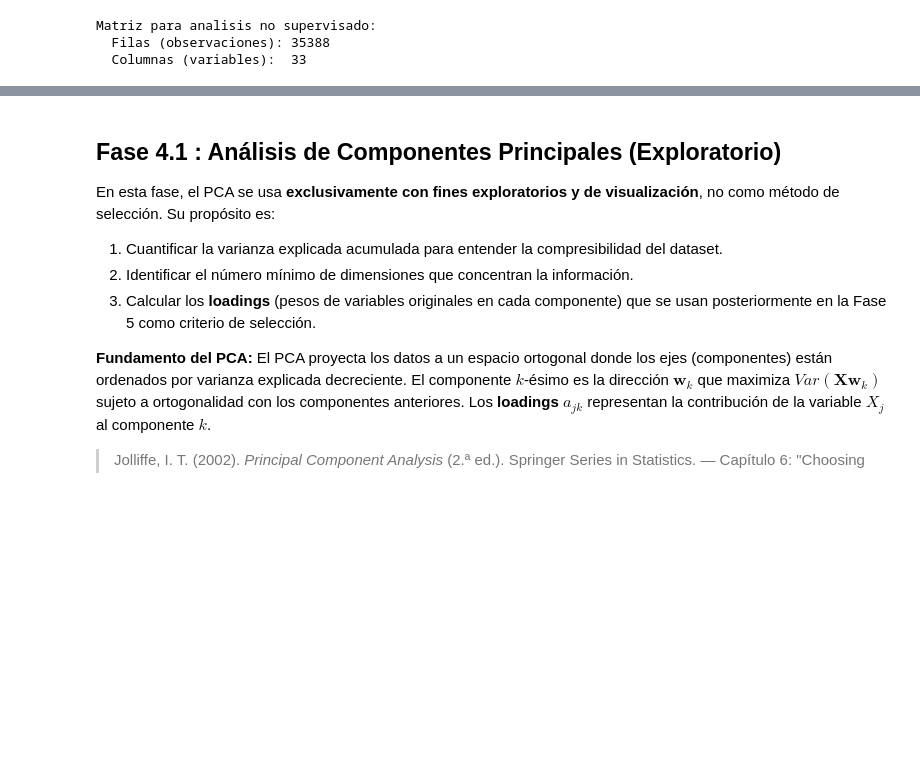
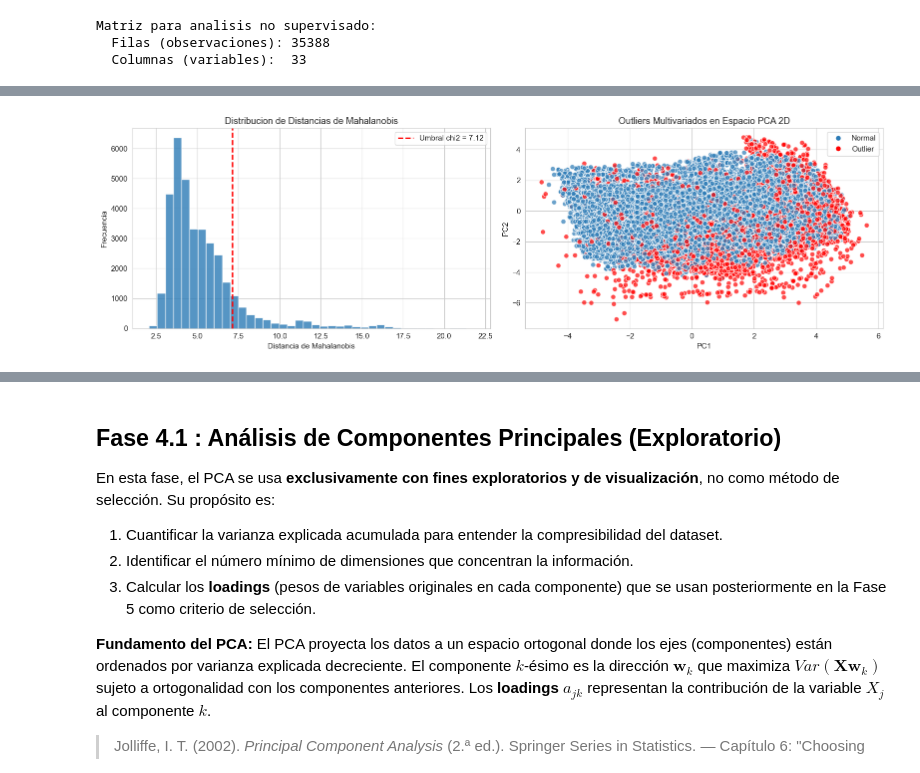
Before and after one commit to drambaut/Banco-de-ejecutores-del-SGR, a Jupyter notebook: notebooks/feature_selection/03_resultado_final.ipynb, the cells around one changed output, grey strips where cells are left out. Cells and saved outputs as stored; diff of their text form; code cells hidden in the pictures; blank space fills up the shorter version.

```diff
--- a/notebooks/feature_selection/03_resultado_final.ipynb
+++ b/notebooks/feature_selection/03_resultado_final.ipynb
@@ -940,0 +1171,81 @@ Matriz para analisis no supervisado:
+# %%
+# =====================================================================
+# FASE 4.0.1 : DETECCION DE OUTLIERS MULTIVARIADOS — MAHALANOBIS
+# =====================================================================
+from scipy.spatial.distance import mahalanobis
+from scipy.stats import chi2
+
+X_mah = X_scaled.values  # datos ya estandarizados
+n_obs, n_vars = X_mah.shape
+
+# Matriz de covarianza y su inversa (con regularizacion por estabilidad)
+cov_matrix = np.cov(X_mah, rowvar=False)
+# Regularizar si la matriz es singular o casi-singular
+try:
+    cov_inv = np.linalg.inv(cov_matrix)
+except np.linalg.LinAlgError:
+    print("⚠️  Matriz de covarianza singular. Aplicando regularizacion (shrinkage).")
+    from sklearn.covariance import LedoitWolf
+    lw = LedoitWolf().fit(X_mah)
+    cov_inv = np.linalg.inv(lw.covariance_)
+
+media = X_mah.mean(axis=0)
+
+# Calcular distancia de Mahalanobis para cada observacion
+distancias_mah = np.array([
+    mahalanobis(X_mah[i], media, cov_inv) for i in range(n_obs)
+])
+
+# Umbral: percentil 97.5 de la distribucion chi-cuadrado con p grados de libertad
+umbral_chi2 = chi2.ppf(0.975, df=n_vars)
+
+# Identificar outliers
+es_outlier = distancias_mah > np.sqrt(umbral_chi2)
+n_outliers = es_outlier.sum()
+idx_outliers = np.where(es_outlier)[0]
+
+print("=" * 70)
+print("DETECCION DE OUTLIERS MULTIVARIADOS — DISTANCIA DE MAHALANOBIS")
+print("=" * 70)
+print(f"Observaciones totales:      {n_obs}")
+print(f"Variables en el espacio:    {n_vars}")
+print(f"Umbral chi2(0.975, {n_vars}):   {np.sqrt(umbral_chi2):.4f}")
+print(f"Outliers detectados:        {n_outliers} ({n_outliers/n_obs*100:.1f}%)")
+
+if n_outliers > 0:
+    print(f"\nIndices de outliers: {idx_outliers[:20].tolist()}{'...' if n_outliers > 20 else ''}")
+
+# Visualizacion
+fig, axes = plt.subplots(1, 2, figsize=(16, 5))
+
+# Distribucion de distancias
+axes[0].hist(distancias_mah, bins=40, color="#2c7bb6", edgecolor="white", alpha=0.8)
+axes[0].axvline(np.sqrt(umbral_chi2), color="red", linestyle="--", linewidth=2,
+                label=f"Umbral chi2 = {np.sqrt(umbral_chi2):.2f}")
+axes[0].set_xlabel("Distancia de Mahalanobis")
+axes[0].set_ylabel("Frecuencia")
+axes[0].set_title("Distribucion de Distancias de Mahalanobis")
+axes[0].legend()
+
+# Scatter con outliers marcados
+if X_scaled.shape[1] >= 2:
+    pca_temp = PCA(n_components=2, random_state=42)
+    X_2d = pca_temp.fit_transform(X_scaled)
+    colores = ["red" if o else "#2c7bb6" for o in es_outlier]
+    axes[1].scatter(X_2d[:, 0], X_2d[:, 1], c=colores, s=50, alpha=0.7, edgecolor="white")
+    axes[1].set_xlabel("PC1")
+    axes[1].set_ylabel("PC2")
+    axes[1].set_title("Outliers Multivariados en Espacio PCA 2D")
+    # Leyenda manual
+    from matplotlib.lines import Line2D
+    legend_elements = [Line2D([0], [0], marker='o', color='w', markerfacecolor='#2c7bb6', markersize=8, label='Normal'),
+                       Line2D([0], [0], marker='o', color='w', markerfacecolor='red', markersize=8, label='Outlier')]
+    axes[1].legend(handles=legend_elements)
+
+plt.tight_layout()
+plt.show()
+
+# Guardar para comparacion posterior
+outlier_mask = es_outlier.copy()
+print(f"\n💡 RECOMENDACION: ejecutar PCA con y sin outliers para evaluar su impacto en loadings.")
+# %% [output]
@@ -940,0 +1261 @@ Matriz para analisis no supervisado:
+[figure, added]
```
Also changed, not shown: parts of 26 cells of this notebook.
